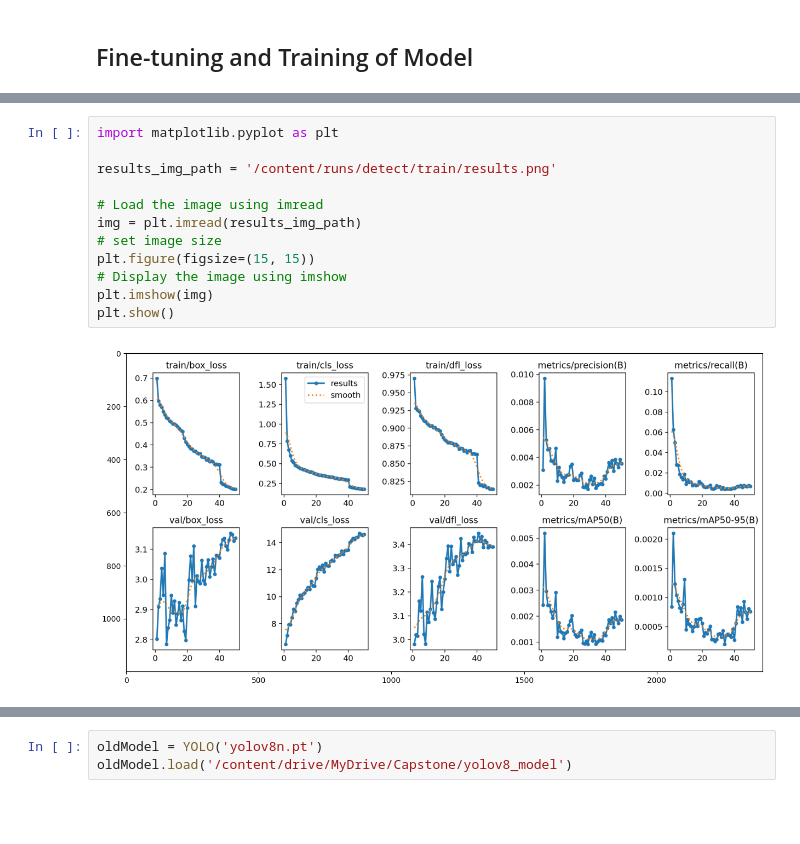
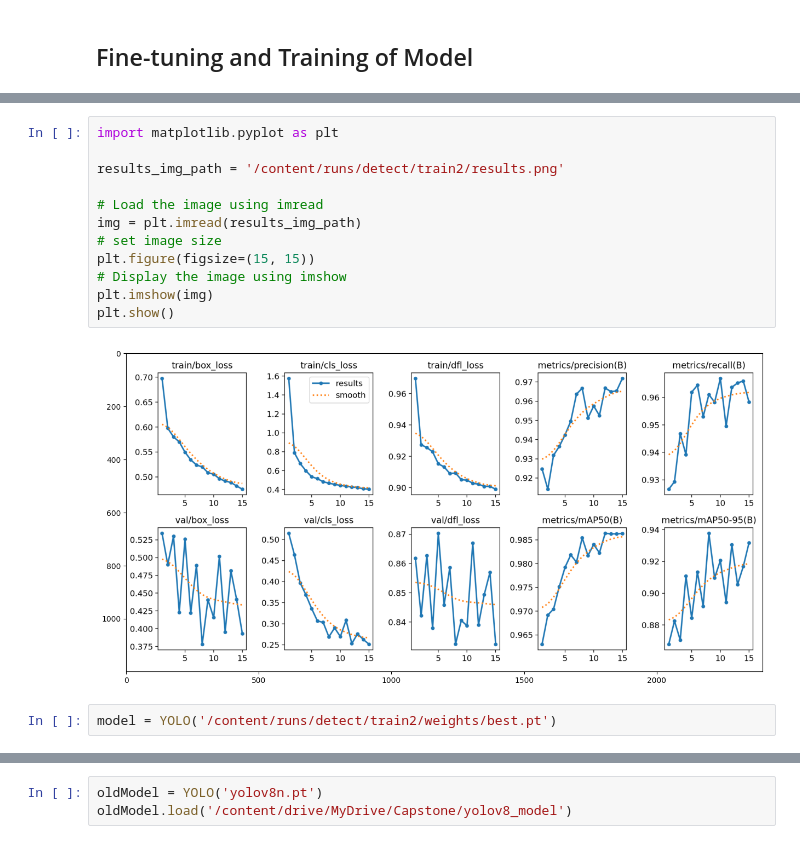
Before and after one commit to dominicfanucchi/aai-590_group4, a Jupyter notebook: notebooks/detection/yolov8_doodle.ipynb, the cells around one changed output, grey strips where cells are left out. Saved outputs shown, nothing was run; the diff lists cells and outputs as text; blank space fills up the shorter version.

```diff
--- a/notebooks/detection/yolov8_doodle.ipynb
+++ b/notebooks/detection/yolov8_doodle.ipynb
@@ -234,17 +225,19 @@ Starting training for 50 epochs...
 # %%
 import matplotlib.pyplot as plt
 
-results_img_path = '/content/runs/detect/train/results.png'
+results_img_path = '/content/runs/detect/train2/results.png'
 
 # Load the image using imread
 img = plt.imread(results_img_path)
 # set image size
 plt.figure(figsize=(15, 15))
 # Display the image using imshow
 plt.imshow(img)
 plt.show()
 # %% [output]
-[figure, old version]
+[figure, new version]
+# %%
+model = YOLO('/content/runs/detect/train2/weights/best.pt')
 # %%
 results = model.val()
 
```
Also changed, not shown: parts of 31 cells of this notebook.
